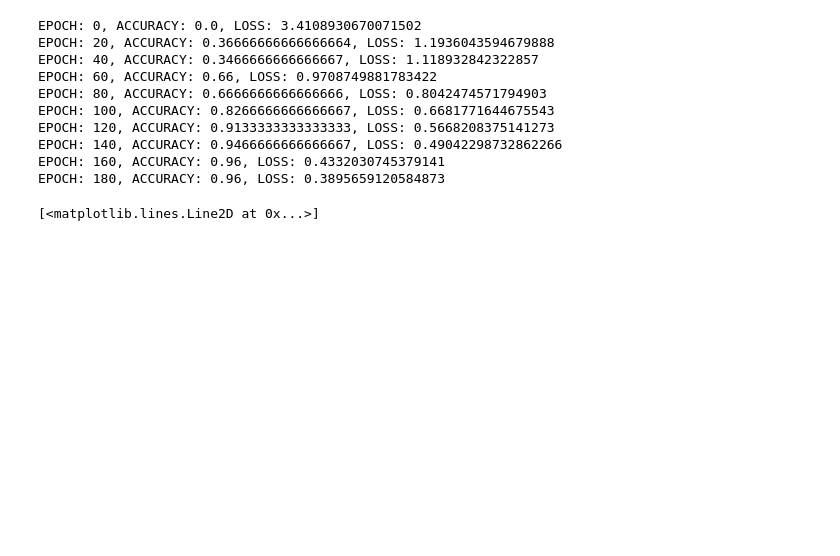
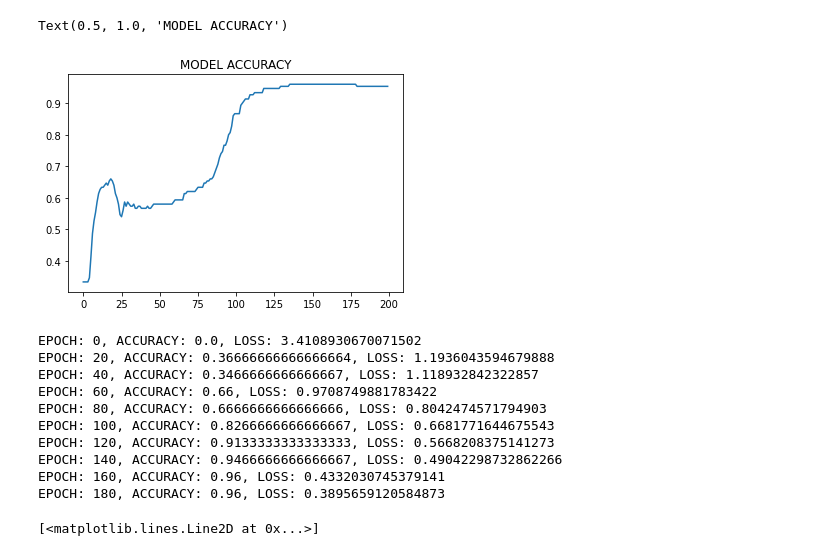
Before and after one commit to j0sephsasson/numpy-NN, a Jupyter notebook: testing.ipynb, the cells around one changed output. Saved outputs shown, nothing was run; the diff lists cells and outputs as text; code cells hidden in the pictures; blank space fills up the shorter version.

```diff
--- a/testing.ipynb
+++ b/testing.ipynb
@@ -182,3 +199,9 @@ model.train(X_train=X, y_train=y, epochs=200)
+# %%
+plt.plot(model.accuracy)
+plt.title('MODEL ACCURACY')
+# %% [output]
+Text(0.5, 1.0, 'MODEL ACCURACY')
+[figure, added]
 # %%
 model1 = Network()
 model1.add(DenseLayer(6))
```
Also changed, not shown: parts of 2 cells of this notebook, 1 other file.
